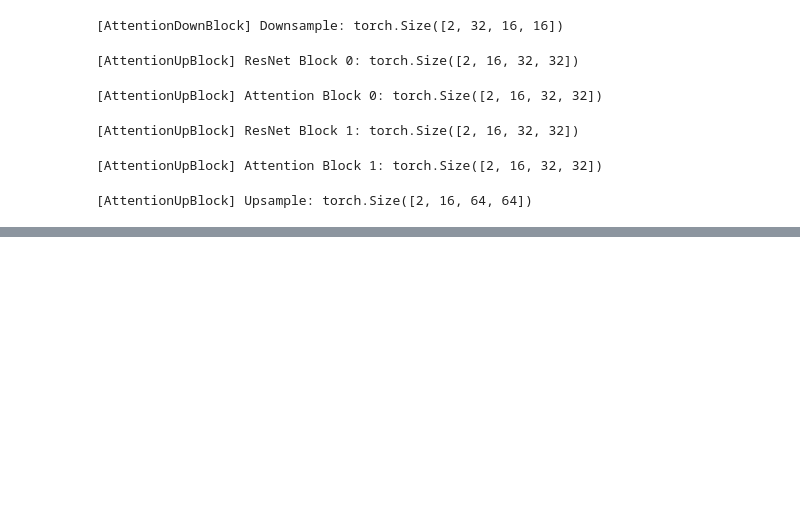
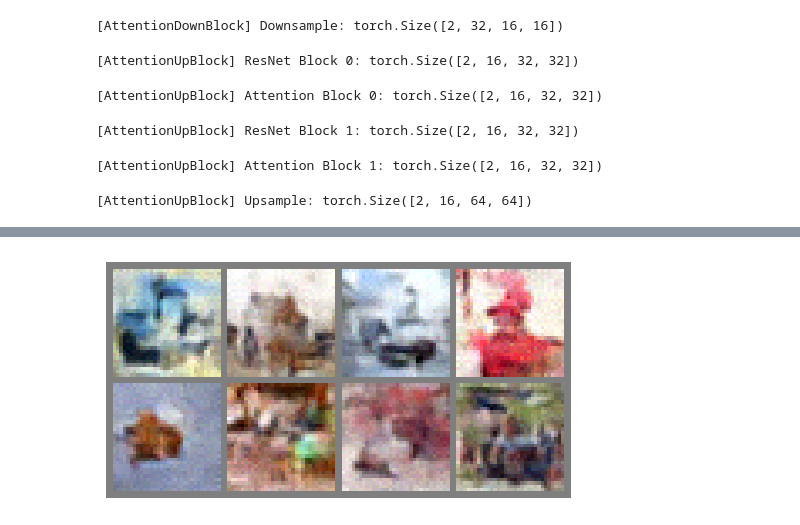
Before and after one commit to lakshyaag/Deep-Learning-From-Scratch, a Jupyter notebook: Generative Models/DDPM/code.ipynb, the cells around one changed output, grey strips where cells are left out. Drawn from its saved outputs; the diff is of its cells as text; code cells hidden in the pictures; blank space fills up the shorter version.

```diff
--- a/Generative Models/DDPM/code.ipynb
+++ b/Generative Models/DDPM/code.ipynb
@@ -828,0 +848,6 @@ Compile with `TORCH_USE_CUDA_DSA` to enable device-side assertions.
+# %%
+plt.figure(figsize=(6, 6))
+plt.imshow(reverse_transform(make_grid(predicted_imgs[-1], nrow=4, padding=2)))
+plt.axis("off")
+plt.show()
+# %% [output]
@@ -828,0 +855 @@ Compile with `TORCH_USE_CUDA_DSA` to enable device-side assertions.
+[figure, added]
```
Also changed, not shown: parts of 13 cells of this notebook, 1 other file.
